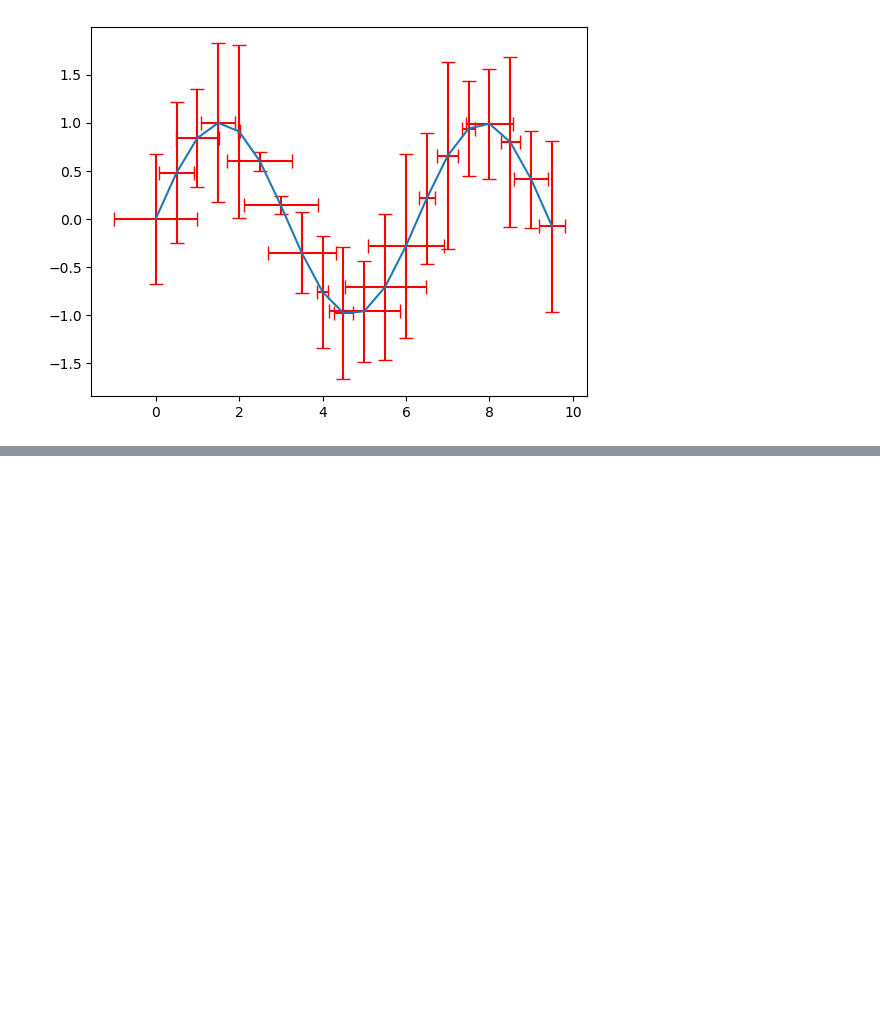
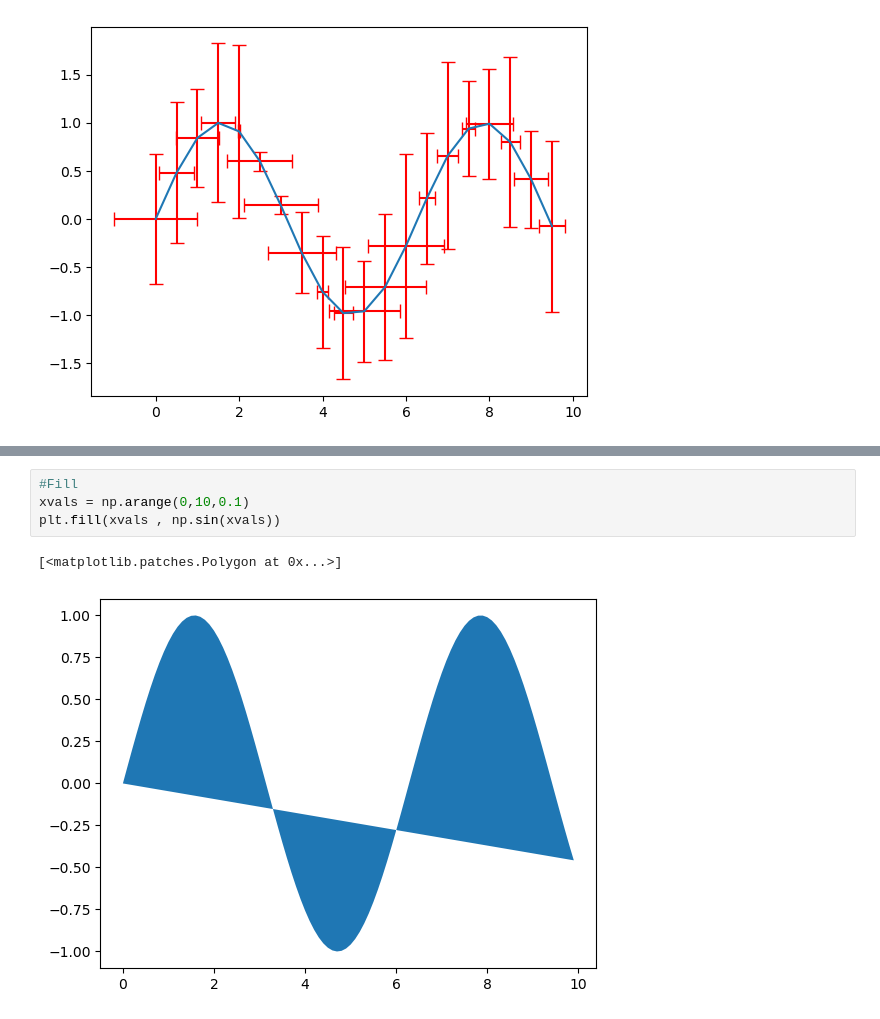
Before and after one commit to yashraj-shri17/GENERAL-STUFF, a Jupyter notebook: MatPlot-1.ipynb, the cells around one changed output, grey strips where cells are left out. Cells and saved outputs as stored; diff of their text form; blank space fills up the shorter version.

```diff
--- a/MatPlot-1.ipynb
+++ b/MatPlot-1.ipynb
@@ -382,0 +393,7 @@ plt.errorbar(nums , np.sin(nums),xerr = xerrors , yerr = yerrors , ecolor='red',
+# %%
+#Fill
+xvals = np.arange(0,10,0.1)
+plt.fill(xvals , np.sin(xvals))
+# %% [output]
+[<matplotlib.patches.Polygon at 0x...>]
+[figure, added]
```
Also changed, not shown: parts of 7 cells of this notebook.
